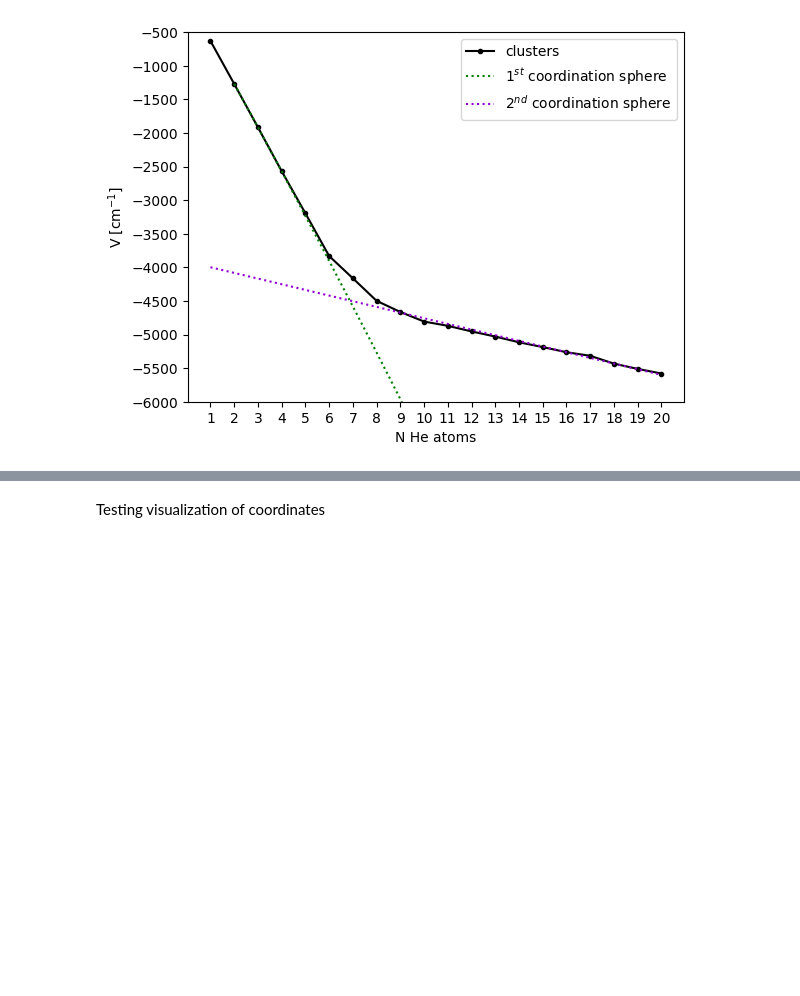
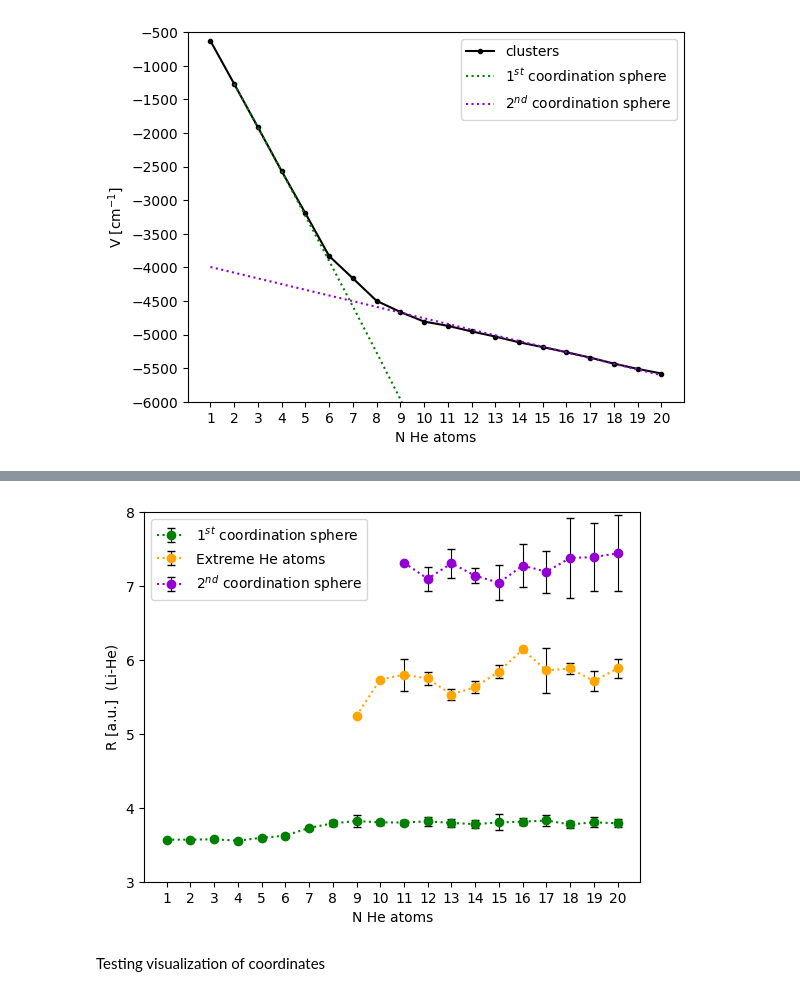
Before and after one commit to diegonti/ICC, a Jupyter notebook: Final Project/testingMC.ipynb, the cells around one changed output, grey strips where cells are left out. Saved outputs shown, nothing was run; the diff lists cells and outputs as text; code cells hidden in the pictures; blank space fills up the shorter version.

```diff
--- a/Final Project/testingMC.ipynb
+++ b/Final Project/testingMC.ipynb
@@ -184,3 +258,15 @@ plt.legend()
+# %%
+plt.errorbar(N_He,*firstSphere.T,fmt=":o",c="green",capsize=3,  ecolor="k",elinewidth=0.8, label = "1$^{st}$ coordination sphere")
+plt.errorbar(N_He[8:],*midSphere[8:].T,fmt=":o",c="orange",capsize=3,  ecolor="k",elinewidth=0.8, label = "Extreme He atoms")
+plt.errorbar(N_He[10:],*externalSphere[10:].T,fmt=":o",c="darkviolet",capsize=3,  ecolor="k",elinewidth=0.8, label = "2$^{nd}$ coordination sphere")
+
+plt.xticks(np.arange(N_He[0], N_He[-1]+1, 1))
+plt.xlabel("N He atoms");plt.ylabel("R [a.u.]  (Li-He)")
+plt.ylim(3,8)
+plt.legend()
+plt.savefig("coordination.jpg",dpi=600)
+# %% [output]
+[figure, added]
 # %% [markdown]
 Testing visualization of coordinates
 # %%
```
Also changed, not shown: parts of 5 cells of this notebook.
